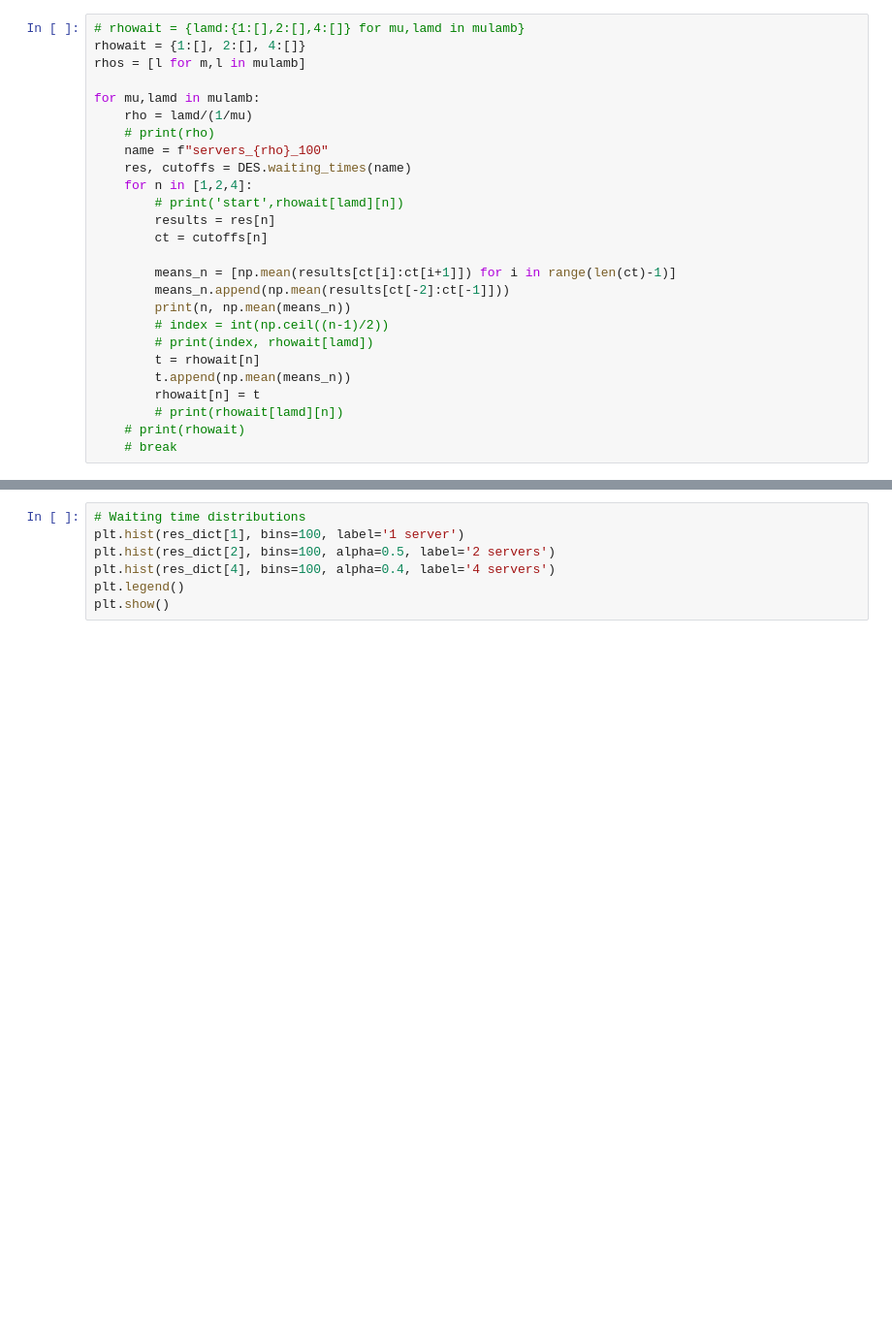
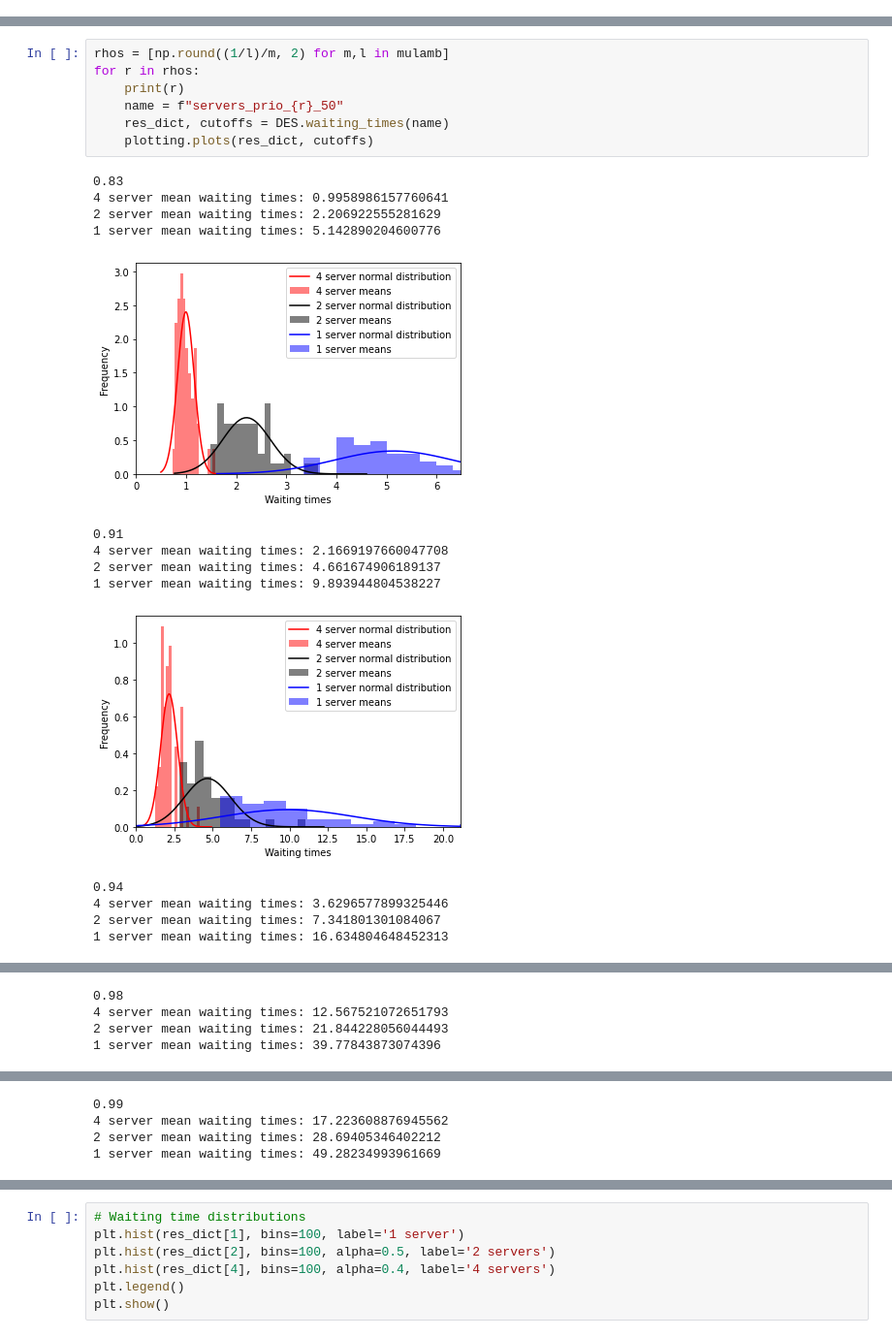
Before and after one commit to PaulHosek/QueueingTheory, a Jupyter notebook: tests_Marcel.ipynb, the cells around one changed output, grey strips where cells are left out. Shown at 97% size. Saved outputs shown, nothing was run; the diff lists cells and outputs as text; blank space fills up the shorter version.

```diff
--- a/tests_Marcel.ipynb
+++ b/tests_Marcel.ipynb
@@ -34,26 +25,0 @@ Running simulations: ██████████
-# %%
-# rhowait = {lamd:{1:[],2:[],4:[]} for mu,lamd in mulamb}
-rhowait = {1:[], 2:[], 4:[]}
-rhos = [l for m,l in mulamb]
-
-for mu,lamd in mulamb:
-    rho = lamd/(1/mu)
-    # print(rho)
-    name = f"servers_{rho}_100"
-    res, cutoffs = DES.waiting_times(name)
-    for n in [1,2,4]:
-        # print('start',rhowait[lamd][n])
-        results = res[n]
-        ct = cutoffs[n]
-
-        means_n = [np.mean(results[ct[i]:ct[i+1]]) for i in range(len(ct)-1)]
-        means_n.append(np.mean(results[ct[-2]:ct[-1]]))
-        print(n, np.mean(means_n))
-        # index = int(np.ceil((n-1)/2))
-        # print(index, rhowait[lamd])
-        t = rhowait[n]
-        t.append(np.mean(means_n))
-        rhowait[n] = t
-        # print(rhowait[lamd][n])
-    # print(rhowait)
-    # break
@@ -128,0 +32,22 @@ plots(res_dict, cutoffs)
+# %%
+rhos = [np.round((1/l)/m, 2) for m,l in mulamb]
+for r in rhos:
+    print(r)
+    name = f"servers_prio_{r}_50"
+    res_dict, cutoffs = DES.waiting_times(name)
+    plotting.plots(res_dict, cutoffs)
+# %% [output]
+0.83
+4 server mean waiting times: 0.9958986157760641
+2 server mean waiting times: 2.206922555281629
+1 server mean waiting times: 5.142890204600776
+[figure, added]
+0.91
+4 server mean waiting times: 2.1669197660047708
+2 server mean waiting times: 4.661674906189137
+1 server mean waiting times: 9.893944804538227
+[figure, added]
+0.94
+4 server mean waiting times: 3.6296577899325446
+2 server mean waiting times: 7.341801301084067
+1 server mean waiting times: 16.634804648452313
@@ -128,0 +55,4 @@ plots(res_dict, cutoffs)
+0.98
+4 server mean waiting times: 12.567521072651793
+2 server mean waiting times: 21.844228056044493
+1 server mean waiting times: 39.77843873074396
@@ -128,0 +60,4 @@ plots(res_dict, cutoffs)
+0.99
+4 server mean waiting times: 17.223608876945562
+2 server mean waiting times: 28.69405346402212
+1 server mean waiting times: 49.28234993961669
```
Also changed, not shown: parts of 9 cells of this notebook, 5 other files.
